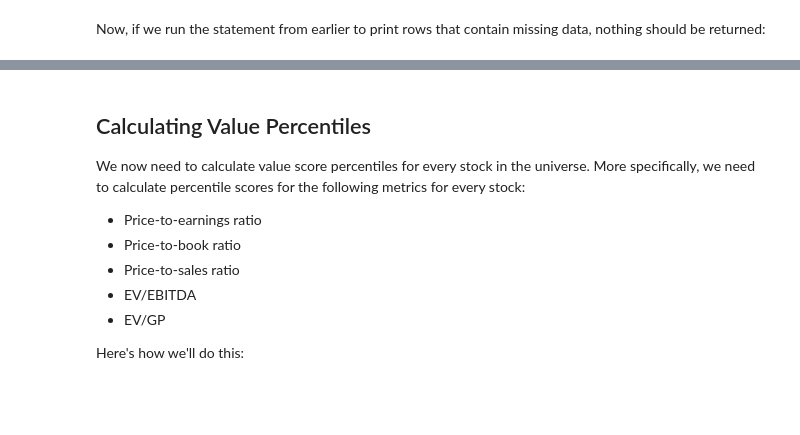
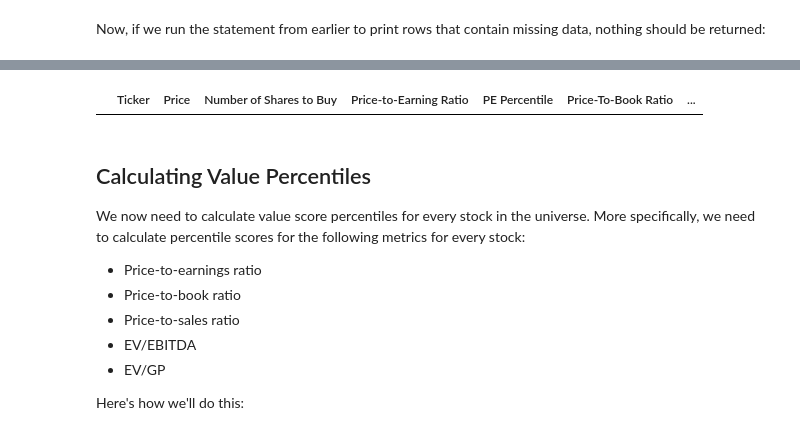
Before and after one commit to avin-shum/algorithmic-trading-python, a Jupyter notebook: learning_files/003_quantitative_value_strategy.ipynb, the cells around one changed output, grey strips where cells are left out. Saved outputs shown, nothing was run; the diff lists cells and outputs as text; code cells hidden in the pictures; blank space fills up the shorter version.

```diff
--- a/learning_files/003_quantitative_value_strategy.ipynb
+++ b/learning_files/003_quantitative_value_strategy.ipynb
@@ -345,3 +361,7 @@ Now, if we run the statement from earlier to print rows that contain missing dat
+# %%
+rv_dataframe[rv_dataframe.isnull().any(axis=1)]
+# %% [output]
+|  | Ticker | Price | Number of Shares to Buy | Price-to-Earning Ratio | PE Percentile | Price-To-Book Ratio | ... |
 # %% [markdown]
 ## Calculating Value Percentiles
 
```
Also changed, not shown: parts of 4 cells of this notebook.
